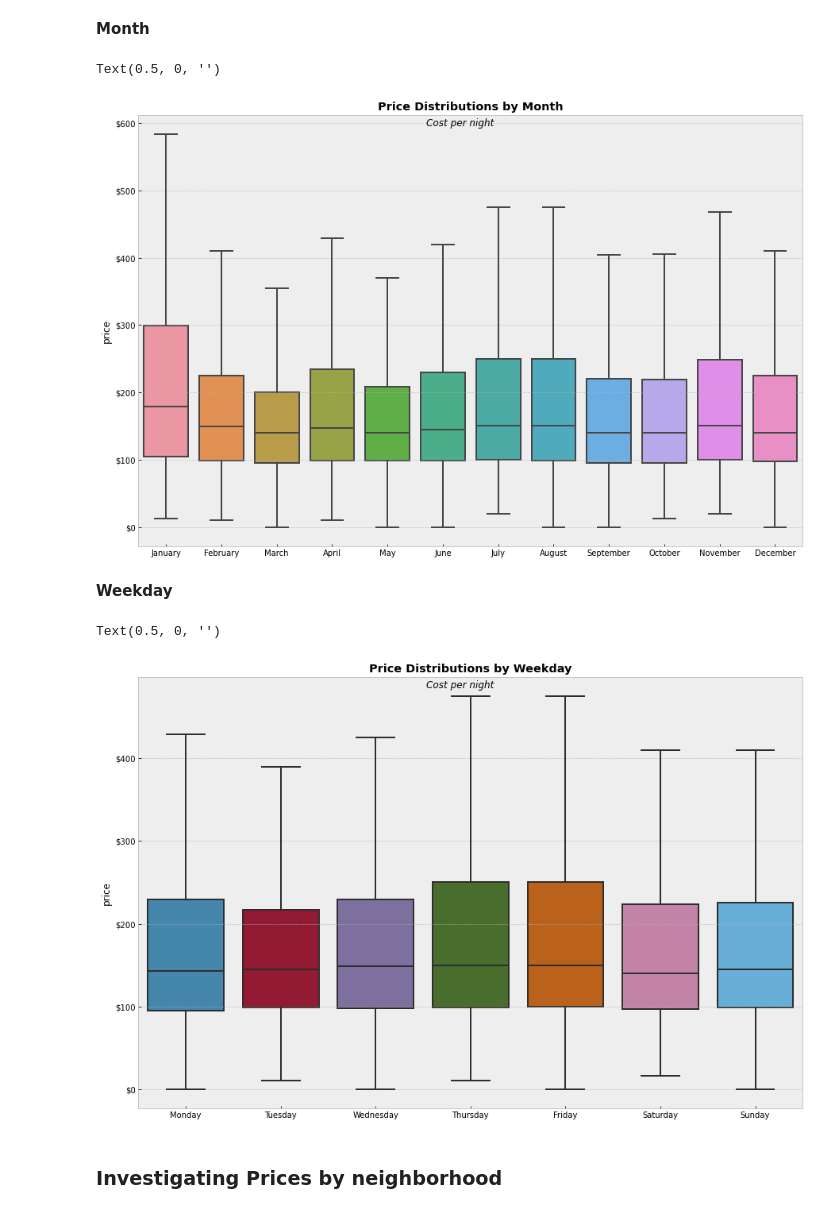
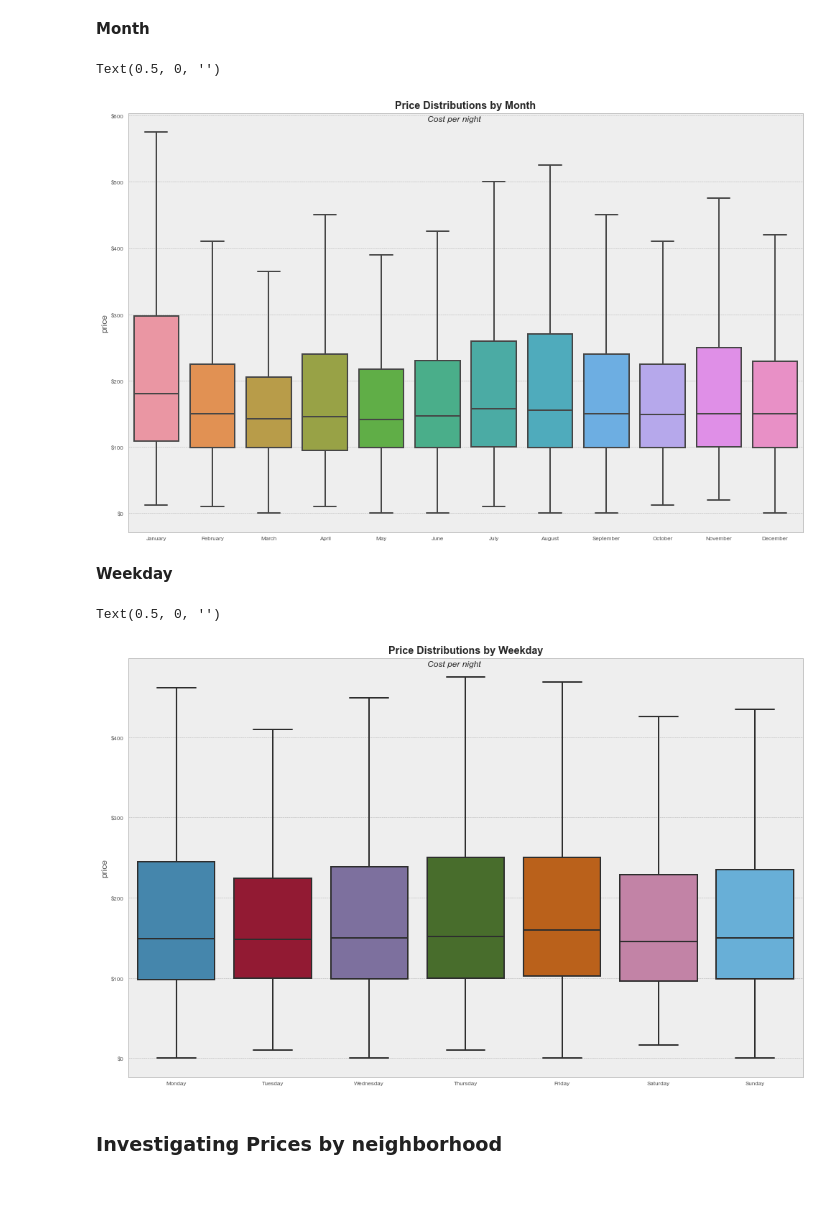
Before and after one commit to KishenSharma6/SF-Airbnb-Analysis, a Jupyter notebook: Project_Codes/02_EDA/2020_0525_Listings_EDA.ipynb, the cells around one changed output. Saved outputs shown, nothing was run; the diff lists cells and outputs as text; code cells hidden in the pictures.

```diff
--- a/Project_Codes/02_EDA/2020_0525_Listings_EDA.ipynb
+++ b/Project_Codes/02_EDA/2020_0525_Listings_EDA.ipynb
@@ -160,24 +164,27 @@ time.head(15)
 # %%
 #Set figure size
 f,ax = plt.subplots(figsize = (15,10))
 
 #Plot data
 j = sns.boxplot(x = 'month', y = 'price',
                 order = ['January', 'February', 'March' ,'April', 'May', 'June', 'July',
                          'August' ,'September', 'October' ,'November', 'December'],
-                data = time.loc[time['year'] >=2019], showfliers = False,ax =ax)
+                data = time, showfliers = False,ax =ax)
 
 ###Set plot aesthetics
 #Titles
 j.set_title('Price Distributions by Month', fontweight = 'semibold', )
 plt.suptitle('Cost per night', y =.875, style = 'italic')
 
 #Axes
 j.get_yaxis().set_major_formatter(plt.FuncFormatter(lambda x, loc: "${:,}".format(int(x))))
 j.set_xlabel('')
+
+# #Save to Visualizations file
+# plt.savefig(eda_path + '/month_price_box.png', bbox_inches='tight')
 # %% [output]
 Text(0.5, 0, '')
-[figure, old version]
+[figure, new version]
 # %% [markdown]
 **Weekday**
 # %%
@@ -185,7 +192,7 @@ Text(0.5, 0, '')
 f,ax = plt.subplots(figsize = (15,10))
 
 #Plot data
-j = sns.boxplot(x = 'weekday', y = 'price', data =time.loc[time['year'] >=2019], showfliers = False,
+j = sns.boxplot(x = 'weekday', y = 'price', data =time, showfliers = False,
                 order=['Monday','Tuesday','Wednesday','Thursday','Friday', 'Saturday','Sunday'], ax =ax)
 
 ###Set plot aesthetics
@@ -196,9 +203,12 @@ plt.suptitle('Cost per night', y =.875, style = 'italic')
 #Axes
 j.get_yaxis().set_major_formatter(plt.FuncFormatter(lambda x, loc: "${:,}".format(int(x))))
 j.set_xlabel('')
+
+# #Save to Visualizations file
+# plt.savefig(eda_path + '/weekday_price_box.png', bbox_inches='tight')
 # %% [output]
 Text(0.5, 0, '')
-[figure, old version]
+[figure, new version]
 # %% [markdown]
 ### Investigating Prices by neighborhood
 # %%
```
Also changed, not shown: parts of 15 cells of this notebook, 1 other file.
